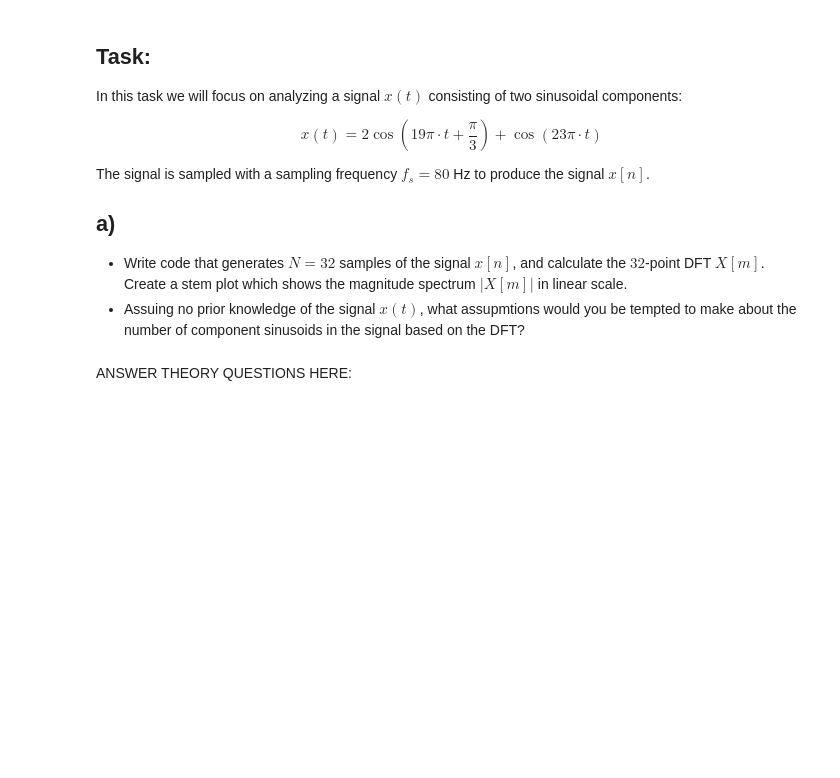
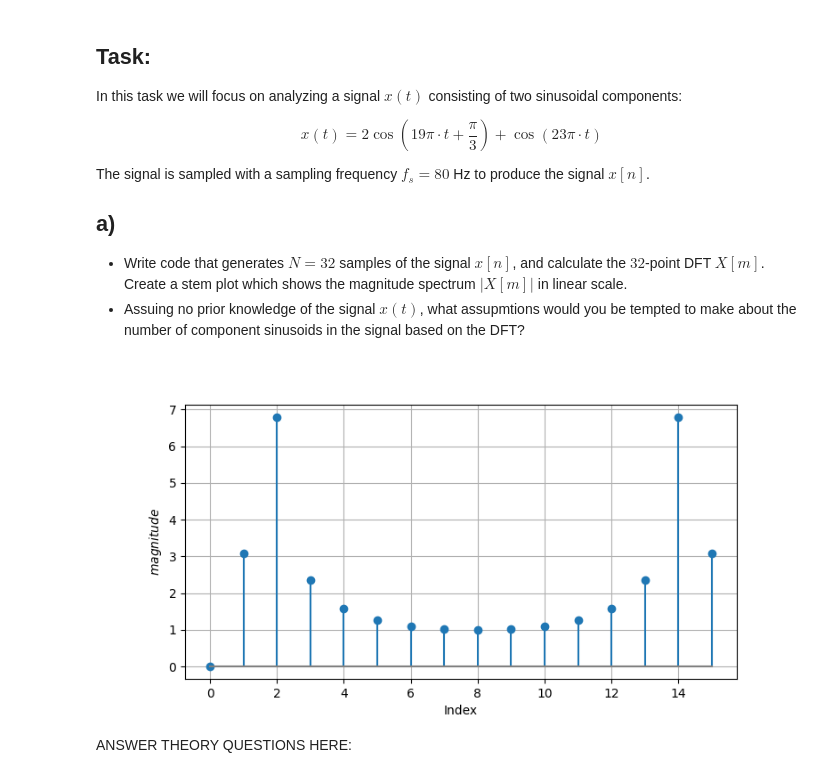
Before and after one commit to hanurd25/AIS2201_Exercises, a Jupyter notebook: Exercise_5/Problem1.ipynb, the cells around one changed output. Drawn from its saved outputs; the diff is of its cells as text; code cells hidden in the pictures; blank space fills up the shorter version.

```diff
--- a/Exercise_5/Problem1.ipynb
+++ b/Exercise_5/Problem1.ipynb
@@ -114,3 +118,33 @@ The signal is sampled with a sampling frequency $ f_s = 80 $ Hz to produce the s
+# %%
+# WRITE YOUR CODE IN THIS CELL:
+import numpy as np
+from math import pi
+import matplotlib.pyplot as plt
+
+# Define parameters
+N = 32                  # Number of samples
+fs = 80
+n = np.arange(N)
+
+
+
+#  Continous time signal :
+#xt =2*np.cos(2*pi*t + pi/3) + np.cos(23*pi*t)
+
+#  The discrete signal:
+xn = 2 * np.cos(19*pi*n/fs + pi / 3) + np.cos((23*pi*n)/ fs)
+Xm = np.fft.fft(xn)
+
+# Plot the magnitude spectrum |X[m]|
+plt.figure(figsize=(8, 4))
+plt.stem(np.abs(X_m), linefmt='-', markerfmt='o', basefmt='grey')
+#plt.stem(np.arange(N),np.abs(X_m), linefmt='-', markerfmt='o', basefmt='grey')
+plt.xlabel("Index")
+plt.ylabel(r"$magnitude$")
+plt.grid(True)
+plt.show()
+# %% [output]
+[figure, added]
 # %% [markdown]
 ANSWER THEORY QUESTIONS HERE:
 # %% [markdown]
```
Also changed, not shown: parts of 6 cells of this notebook, 7 other files.
